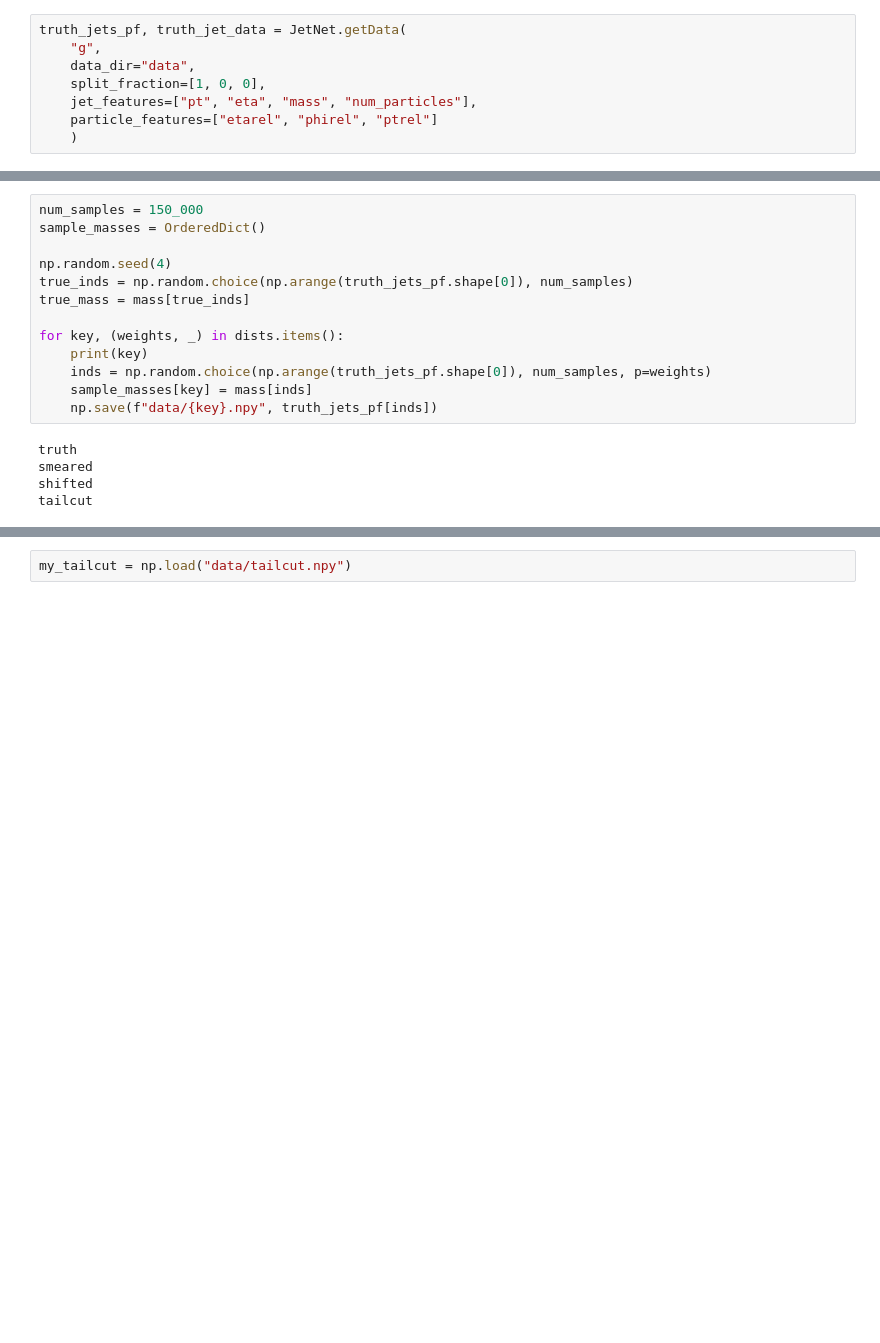
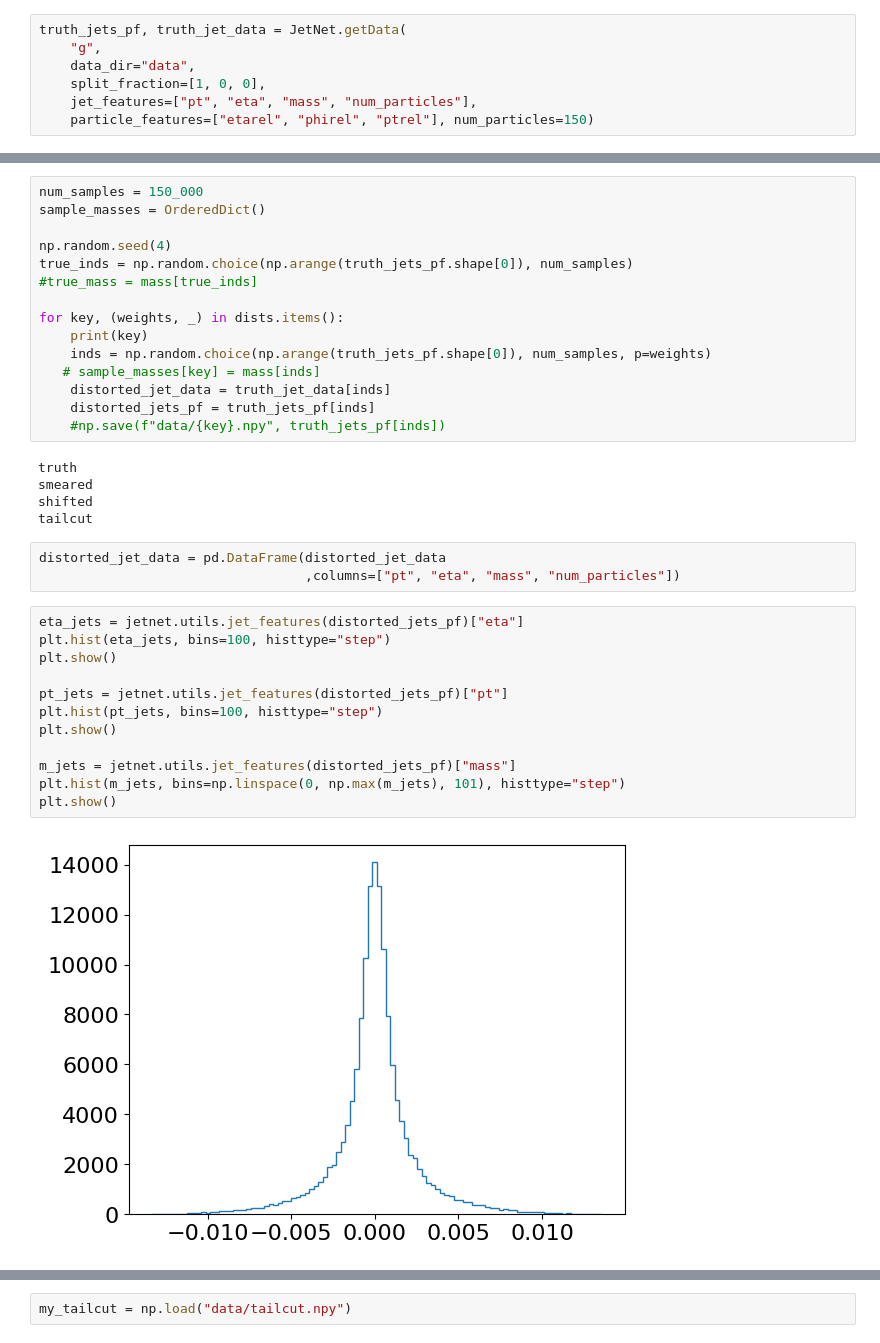
Before and after one commit to heidelberg-hepml/discriminator-metric, a Jupyter notebook: notebooks/jet_tests.ipynb, the cells around one changed output, grey strips where cells are left out. Drawn from its saved outputs; the diff is of its cells as text; blank space fills up the shorter version.

```diff
--- a/notebooks/jet_tests.ipynb
+++ b/notebooks/jet_tests.ipynb
@@ -25,5 +25,4 @@ truth_jets_pf, truth_jet_data = JetNet.getData(
     data_dir="data",
     split_fraction=[1, 0, 0],
     jet_features=["pt", "eta", "mass", "num_particles"],
-    particle_features=["etarel", "phirel", "ptrel"]
-    )
+    particle_features=["etarel", "phirel", "ptrel"], num_particles=150)
@@ -165,15 +172,34 @@ sample_masses = OrderedDict()
 
 np.random.seed(4)
 true_inds = np.random.choice(np.arange(truth_jets_pf.shape[0]), num_samples)
-true_mass = mass[true_inds]
+#true_mass = mass[true_inds]
 
 for key, (weights, _) in dists.items():
     print(key)
     inds = np.random.choice(np.arange(truth_jets_pf.shape[0]), num_samples, p=weights)
-    sample_masses[key] = mass[inds]
-    np.save(f"data/{key}.npy", truth_jets_pf[inds])
+   # sample_masses[key] = mass[inds]
+    distorted_jet_data = truth_jet_data[inds]
+    distorted_jets_pf = truth_jets_pf[inds]
+    #np.save(f"data/{key}.npy", truth_jets_pf[inds])
 # %% [output]
 truth
 smeared
 shifted
 tailcut
+# %%
+distorted_jet_data = pd.DataFrame(distorted_jet_data
+                                  ,columns=["pt", "eta", "mass", "num_particles"])
+# %%
+eta_jets = jetnet.utils.jet_features(distorted_jets_pf)["eta"]
+plt.hist(eta_jets, bins=100, histtype="step")
+plt.show()
+
+pt_jets = jetnet.utils.jet_features(distorted_jets_pf)["pt"]
+plt.hist(pt_jets, bins=100, histtype="step")
+plt.show()
+
+m_jets = jetnet.utils.jet_features(distorted_jets_pf)["mass"]
+plt.hist(m_jets, bins=np.linspace(0, np.max(m_jets), 101), histtype="step")
+plt.show()
+# %% [output]
+[figure, added]
```
Also changed, not shown: parts of 15 cells of this notebook, 6 other files.
